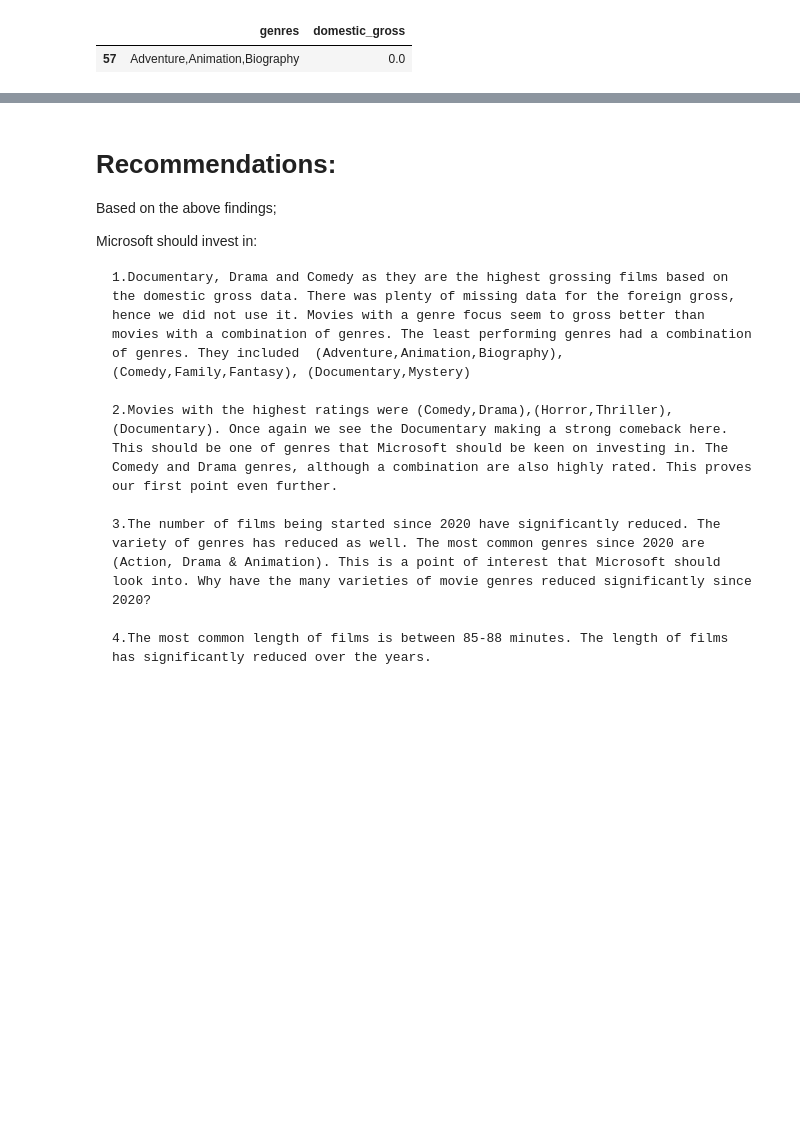
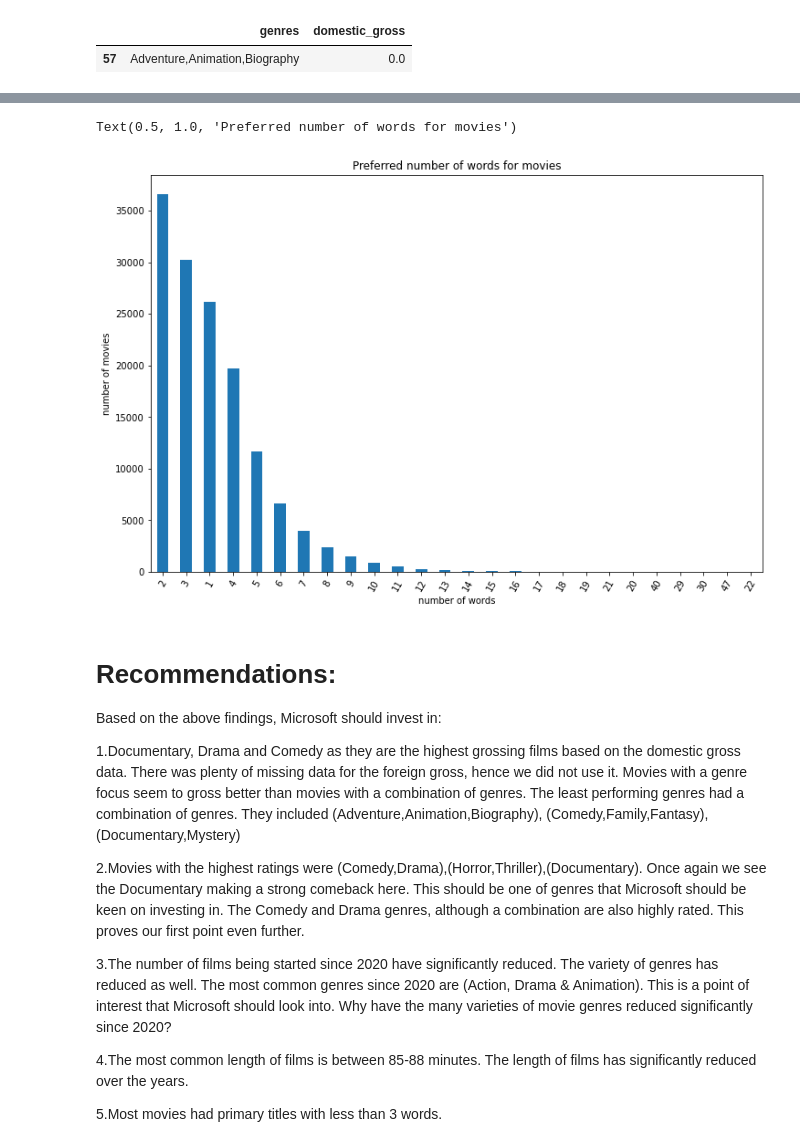
Before and after one commit to Mythamor/Phase_1_Movies_Analysis_Project, a Jupyter notebook: student.ipynb, the cells around one changed output, grey strips where cells are left out. Cells and saved outputs as stored; diff of their text form; code cells hidden in the pictures; blank space fills up the shorter version.

```diff
--- a/student.ipynb
+++ b/student.ipynb
@@ -788,0 +803,4 @@ ValueError: scatter requires an x and y column
+# %%
+#create column for number of words in the primary title
+tb['PT_number_of_words'] = pd.DataFrame(tb['primary_title'].apply(lambda n: len(n.split())))
+print(tb.head())
@@ -788,0 +821,4 @@ ValueError: scatter requires an x and y column
+# %%
+# most common number of words in movies
+pt_common = tb['PT_number_of_words'].value_counts()
+pt_common
@@ -789,13 +857,23 @@ ValueError: scatter requires an x and y column
+# %%
+# most common number of words in movies
+pt_common.plot(kind='bar',figsize = (12,8));
+plt.xticks(rotation = 60)
+plt.xlabel('number of words')
+plt.ylabel('number of movies')
+plt.title('Preferred number of words for movies')
+# %% [output]
+Text(0.5, 1.0, 'Preferred number of words for movies')
+[figure, added]
 # %% [markdown]
 # Recommendations:
-Based on the above findings;
+Based on the above findings, Microsoft should invest in:
 
-Microsoft should invest in:
+1.Documentary, Drama and Comedy as they are the highest grossing films based on the domestic gross data. There was plenty of missing data for the foreign gross, hence we did not use it. Movies with a genre focus seem to gross better than movies with a combination of genres. The least performing genres had a combination of genres. They included  (Adventure,Animation,Biography), (Comedy,Family,Fantasy), (Documentary,Mystery)
 
-    1.Documentary, Drama and Comedy as they are the highest grossing films based on the domestic gross data. There was plenty of missing data for the foreign gross, hence we did not use it. Movies with a genre focus seem to gross better than movies with a combination of genres. The least performing genres had a combination of genres. They included  (Adventure,Animation,Biography), (Comedy,Family,Fantasy), (Documentary,Mystery)
+2.Movies with the highest ratings were (Comedy,Drama),(Horror,Thriller),(Documentary). Once again we see the Documentary making a strong comeback here. This should be one of genres that Microsoft should be keen on investing in. The Comedy and Drama genres, although a combination are also highly rated. This proves our first point even further.
 
-    2.Movies with the highest ratings were (Comedy,Drama),(Horror,Thriller),(Documentary). Once again we see the Documentary making a strong comeback here. This should be one of genres that Microsoft should be keen on investing in. The Comedy and Drama genres, although a combination are also highly rated. This proves our first point even further.
+3.The number of films being started since 2020 have significantly reduced. The variety of genres has reduced as well. The most common genres since 2020 are (Action, Drama & Animation). This is a point of interest that Microsoft should look into. Why have the many varieties of movie genres reduced significantly since 2020?
 
-    3.The number of films being started since 2020 have significantly reduced. The variety of genres has reduced as well. The most common genres since 2020 are (Action, Drama & Animation). This is a point of interest that Microsoft should look into. Why have the many varieties of movie genres reduced significantly since 2020?
+4.The most common length of films is between 85-88 minutes. The length of films has significantly reduced over the years.
 
-    4.The most common length of films is between 85-88 minutes. The length of films has significantly reduced over the years.
+5.Most movies had primary titles with less than 3 words.
```
Also changed, not shown: parts of 31 cells of this notebook.
